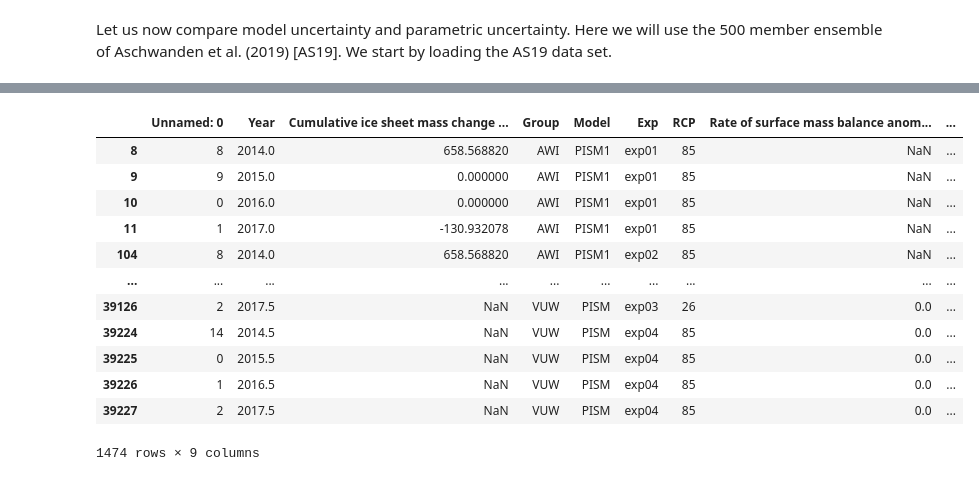
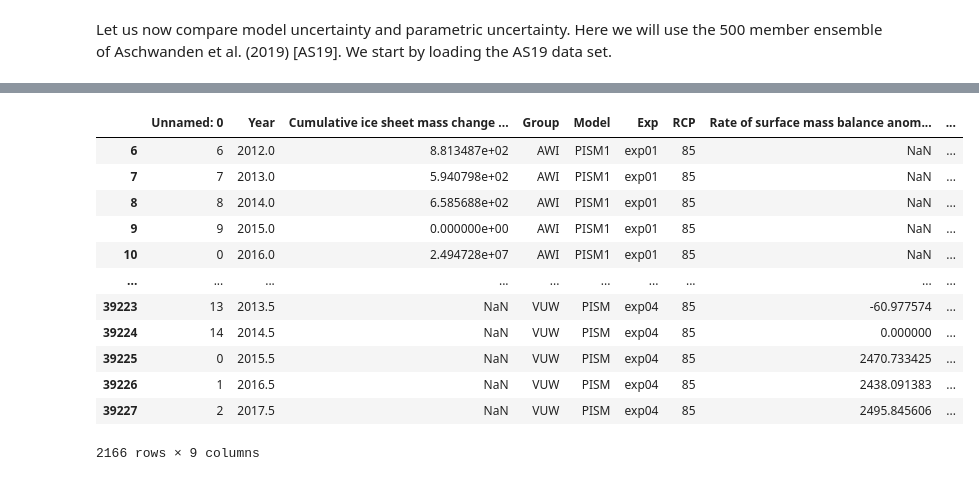
Before and after one commit to aaschwanden/ismip6-ipcc, a Jupyter notebook: analyze_slr_predictions.ipynb, the cells around one changed output, grey strips where cells are left out. Saved outputs shown, nothing was run; the diff lists cells and outputs as text; code cells hidden in the pictures.

```diff
--- a/analyze_slr_predictions.ipynb
+++ b/analyze_slr_predictions.ipynb
@@ -256,17 +266,17 @@ KeyError: 'Rate of ice sheet mass change (Gt/yr)'
 # %%
-ismip6_ant[(ismip6_ant["Year"] < 2018) & (ismip6_ant["Year"] >= 2014)]
+ismip6_ant_w_ctrl[(ismip6_ant_w_ctrl["Year"] < 2018) & (ismip6_ant_w_ctrl["Year"] >= 2012)]
 # %% [output]
 |  | Unnamed: 0 | Year | Cumulative ice sheet mass change ... | Group | Model | Exp | RCP | Rate of surface mass balance anom... | ... |
-| 8 | 8 | 2014.0 | 658.568820 | AWI | PISM1 | exp01 | 85 | NaN | ... |
-| 9 | 9 | 2015.0 | 0.000000 | AWI | PISM1 | exp01 | 85 | NaN | ... |
-| 10 | 0 | 2016.0 | 0.000000 | AWI | PISM1 | exp01 | 85 | NaN | ... |
-| 11 | 1 | 2017.0 | -130.932078 | AWI | PISM1 | exp01 | 85 | NaN | ... |
-| 104 | 8 | 2014.0 | 658.568820 | AWI | PISM1 | exp02 | 85 | NaN | ... |
+| 6 | 6 | 2012.0 | 8.813487e+02 | AWI | PISM1 | exp01 | 85 | NaN | ... |
+| 7 | 7 | 2013.0 | 5.940798e+02 | AWI | PISM1 | exp01 | 85 | NaN | ... |
+| 8 | 8 | 2014.0 | 6.585688e+02 | AWI | PISM1 | exp01 | 85 | NaN | ... |
+| 9 | 9 | 2015.0 | 0.000000e+00 | AWI | PISM1 | exp01 | 85 | NaN | ... |
+| 10 | 0 | 2016.0 | 2.494728e+07 | AWI | PISM1 | exp01 | 85 | NaN | ... |
 | ... | ... | ... | ... | ... | ... | ... | ... | ... | ... |
-| 39126 | 2 | 2017.5 | NaN | VUW | PISM | exp03 | 26 | 0.0 | ... |
-| 39224 | 14 | 2014.5 | NaN | VUW | PISM | exp04 | 85 | 0.0 | ... |
-| 39225 | 0 | 2015.5 | NaN | VUW | PISM | exp04 | 85 | 0.0 | ... |
-| 39226 | 1 | 2016.5 | NaN | VUW | PISM | exp04 | 85 | 0.0 | ... |
-| 39227 | 2 | 2017.5 | NaN | VUW | PISM | exp04 | 85 | 0.0 | ... |
+| 39223 | 13 | 2013.5 | NaN | VUW | PISM | exp04 | 85 | -60.977574 | ... |
+| 39224 | 14 | 2014.5 | NaN | VUW | PISM | exp04 | 85 | 0.000000 | ... |
+| 39225 | 0 | 2015.5 | NaN | VUW | PISM | exp04 | 85 | 2470.733425 | ... |
+| 39226 | 1 | 2016.5 | NaN | VUW | PISM | exp04 | 85 | 2438.091383 | ... |
+| 39227 | 2 | 2017.5 | NaN | VUW | PISM | exp04 | 85 | 2495.845606 | ... |
-1474 rows × 9 columns
+2166 rows × 9 columns
 # %%
```
Also changed, not shown: parts of 10 cells of this notebook, 1 other file.
